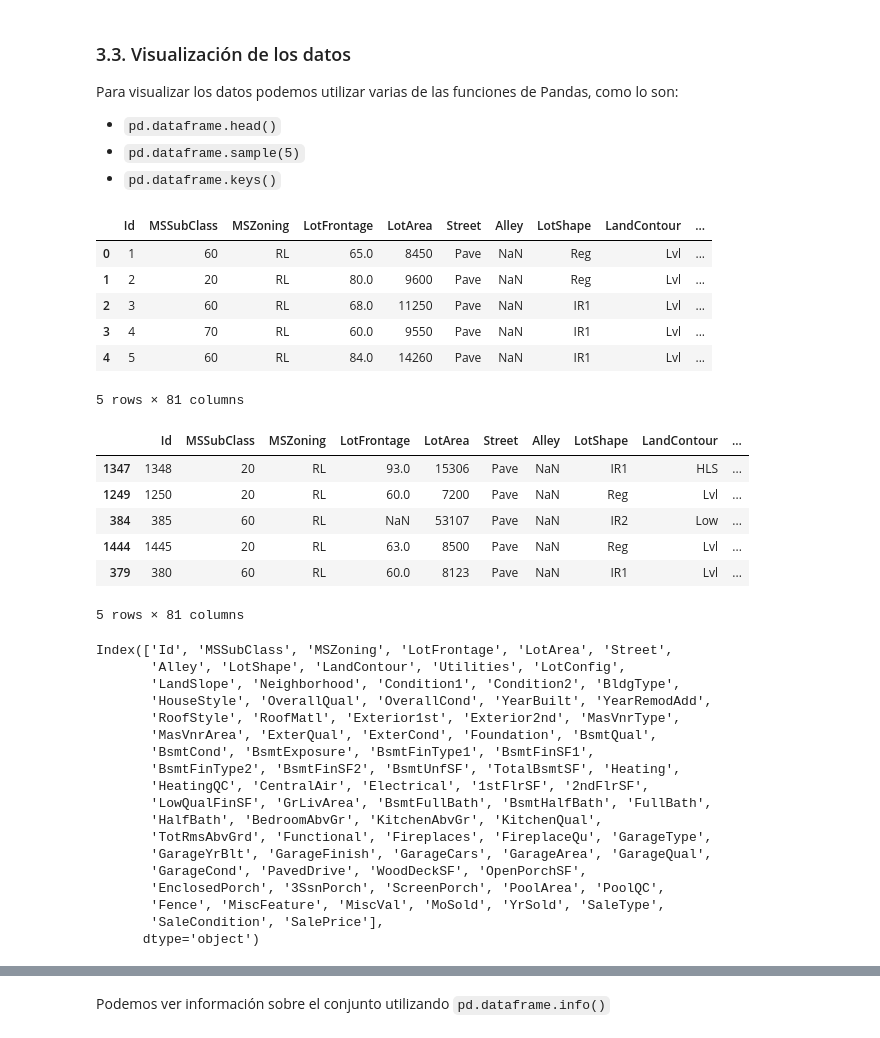
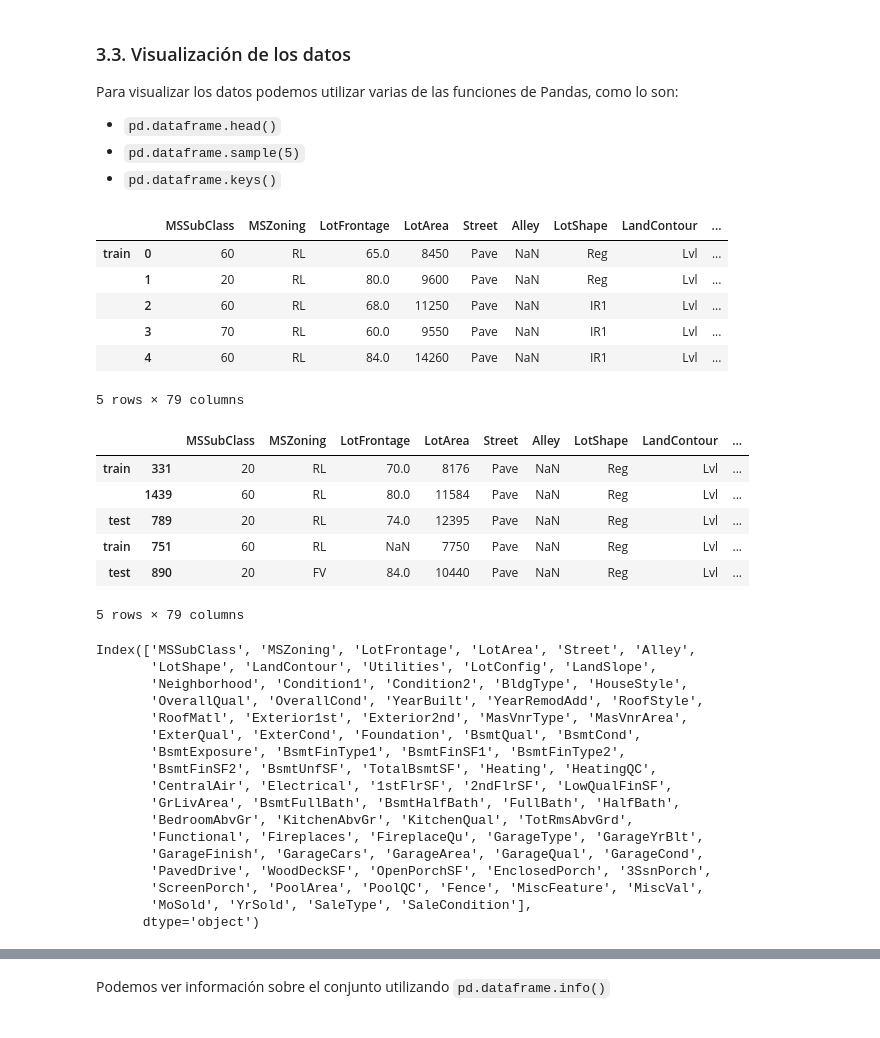
Before and after one commit to brunomaso1/ml-porfolio, a Jupyter notebook: content/posts/jupyter-notebooks/2018/Iowa_housing_prices_python.ipynb, the cells around one changed output, grey strips where cells are left out. Saved outputs shown, nothing was run; the diff lists cells and outputs as text; code cells hidden in the pictures.

````diff
--- a/content/posts/jupyter-notebooks/2018/Iowa_housing_prices_python.ipynb
+++ b/content/posts/jupyter-notebooks/2018/Iowa_housing_prices_python.ipynb
@@ -215,6 +244,15 @@ training = pd.read_csv("../../post-datasets/iowa_housing_raw_train.csv")
 
 # Datos para testing.
 testing = pd.read_csv("../../post-datasets/iowa_housing_raw_test.csv")
+# %%
+# Obtenemos el Id de los datos.
+testID = testing['Id']
+
+# Creamos un conjunto data que tiene ambos conjuntos, para así realizar las transformaciones a ambos también.
+data = pd.concat([training.drop('SalePrice', axis=1), testing], keys=['train', 'test'])
+
+# Eliminamos el índice.
+data.drop(['Id'], axis=1, inplace=True)
 # %% [markdown]
 ### 3.3. Visualización de los datos <a class="anchor" id="3.3-bullet"></a>
 
@@ -225,45 +263,44 @@ Para visualizar los datos podemos utilizar varias de las funciones de Pandas, co
 - ```pd.dataframe.keys()```
 # %%
 # Ver los primeros 5 datos.
-training.head()
+data.head()
 # %% [output]
-|  | Id | MSSubClass | MSZoning | LotFrontage | LotArea | Street | Alley | LotShape | LandContour | ... |
-| 0 | 1 | 60 | RL | 65.0 | 8450 | Pave | NaN | Reg | Lvl | ... |
-| 1 | 2 | 20 | RL | 80.0 | 9600 | Pave | NaN | Reg | Lvl | ... |
-| 2 | 3 | 60 | RL | 68.0 | 11250 | Pave | NaN | IR1 | Lvl | ... |
-| 3 | 4 | 70 | RL | 60.0 | 9550 | Pave | NaN | IR1 | Lvl | ... |
-| 4 | 5 | 60 | RL | 84.0 | 14260 | Pave | NaN | IR1 | Lvl | ... |
+|  |  | MSSubClass | MSZoning | LotFrontage | LotArea | Street | Alley | LotShape | LandContour | ... |
+| train | 0 | 60 | RL | 65.0 | 8450 | Pave | NaN | Reg | Lvl | ... |
+|  | 1 | 20 | RL | 80.0 | 9600 | Pave | NaN | Reg | Lvl | ... |
+|  | 2 | 60 | RL | 68.0 | 11250 | Pave | NaN | IR1 | Lvl | ... |
+|  | 3 | 70 | RL | 60.0 | 9550 | Pave | NaN | IR1 | Lvl | ... |
+|  | 4 | 60 | RL | 84.0 | 14260 | Pave | NaN | IR1 | Lvl | ... |
-5 rows × 81 columns
+5 rows × 79 columns
 # %%
 # Ver una muestra aleatorea de 5.
-training.sample(5)
+data.sample(5)
 # %% [output]
-|  | Id | MSSubClass | MSZoning | LotFrontage | LotArea | Street | Alley | LotShape | LandContour | ... |
-| 1347 | 1348 | 20 | RL | 93.0 | 15306 | Pave | NaN | IR1 | HLS | ... |
-| 1249 | 1250 | 20 | RL | 60.0 | 7200 | Pave | NaN | Reg | Lvl | ... |
-| 384 | 385 | 60 | RL | NaN | 53107 | Pave | NaN | IR2 | Low | ... |
-| 1444 | 1445 | 20 | RL | 63.0 | 8500 | Pave | NaN | Reg | Lvl | ... |
-| 379 | 380 | 60 | RL | 60.0 | 8123 | Pave | NaN | IR1 | Lvl | ... |
+|  |  | MSSubClass | MSZoning | LotFrontage | LotArea | Street | Alley | LotShape | LandContour | ... |
+| train | 331 | 20 | RL | 70.0 | 8176 | Pave | NaN | Reg | Lvl | ... |
+|  | 1439 | 60 | RL | 80.0 | 11584 | Pave | NaN | Reg | Lvl | ... |
+| test | 789 | 20 | RL | 74.0 | 12395 | Pave | NaN | Reg | Lvl | ... |
+| train | 751 | 60 | RL | NaN | 7750 | Pave | NaN | Reg | Lvl | ... |
+| test | 890 | 20 | FV | 84.0 | 10440 | Pave | NaN | Reg | Lvl | ... |
-5 rows × 81 columns
+5 rows × 79 columns
 # %%
-# Ver los atributos de entrenamiento.
-training.keys()
+# Ver los atributos.
+data.keys()
 # %% [output]
-Index(['Id', 'MSSubClass', 'MSZoning', 'LotFrontage', 'LotArea', 'Street',
-       'Alley', 'LotShape', 'LandContour', 'Utilities', 'LotConfig',
-       'LandSlope', 'Neighborhood', 'Condition1', 'Condition2', 'BldgType',
-       'HouseStyle', 'OverallQual', 'OverallCond', 'YearBuilt', 'YearRemodAdd',
-       'RoofStyle', 'RoofMatl', 'Exterior1st', 'Exterior2nd', 'MasVnrType',
-       'MasVnrArea', 'ExterQual', 'ExterCond', 'Foundation', 'BsmtQual',
-       'BsmtCond', 'BsmtExposure', 'BsmtFinType1', 'BsmtFinSF1',
-       'BsmtFinType2', 'BsmtFinSF2', 'BsmtUnfSF', 'TotalBsmtSF', 'Heating',
-       'HeatingQC', 'CentralAir', 'Electrical', '1stFlrSF', '2ndFlrSF',
-       'LowQualFinSF', 'GrLivArea', 'BsmtFullBath', 'BsmtHalfBath', 'FullBath',
-       'HalfBath', 'BedroomAbvGr', 'KitchenAbvGr', 'KitchenQual',
-       'TotRmsAbvGrd', 'Functional', 'Fireplaces', 'FireplaceQu', 'GarageType',
-       'GarageYrBlt', 'GarageFinish', 'GarageCars', 'GarageArea', 'GarageQual',
-       'GarageCond', 'PavedDrive', 'WoodDeckSF', 'OpenPorchSF',
-       'EnclosedPorch', '3SsnPorch', 'ScreenPorch', 'PoolArea', 'PoolQC',
-       'Fence', 'MiscFeature', 'MiscVal', 'MoSold', 'YrSold', 'SaleType',
-       'SaleCondition', 'SalePrice'],
+Index(['MSSubClass', 'MSZoning', 'LotFrontage', 'LotArea', 'Street', 'Alley',
+       'LotShape', 'LandContour', 'Utilities', 'LotConfig', 'LandSlope',
+       'Neighborhood', 'Condition1', 'Condition2', 'BldgType', 'HouseStyle',
+       'OverallQual', 'OverallCond', 'YearBuilt', 'YearRemodAdd', 'RoofStyle',
+       'RoofMatl', 'Exterior1st', 'Exterior2nd', 'MasVnrType', 'MasVnrArea',
+       'ExterQual', 'ExterCond', 'Foundation', 'BsmtQual', 'BsmtCond',
+       'BsmtExposure', 'BsmtFinType1', 'BsmtFinSF1', 'BsmtFinType2',
+       'BsmtFinSF2', 'BsmtUnfSF', 'TotalBsmtSF', 'Heating', 'HeatingQC',
+       'CentralAir', 'Electrical', '1stFlrSF', '2ndFlrSF', 'LowQualFinSF',
+       'GrLivArea', 'BsmtFullBath', 'BsmtHalfBath', 'FullBath', 'HalfBath',
+       'BedroomAbvGr', 'KitchenAbvGr', 'KitchenQual', 'TotRmsAbvGrd',
+       'Functional', 'Fireplaces', 'FireplaceQu', 'GarageType', 'GarageYrBlt',
+       'GarageFinish', 'GarageCars', 'GarageArea', 'GarageQual', 'GarageCond',
+       'PavedDrive', 'WoodDeckSF', 'OpenPorchSF', 'EnclosedPorch', '3SsnPorch',
+       'ScreenPorch', 'PoolArea', 'PoolQC', 'Fence', 'MiscFeature', 'MiscVal',
+       'MoSold', 'YrSold', 'SaleType', 'SaleCondition'],
       dtype='object')
````
Also changed, not shown: parts of 70 cells of this notebook, 1 other file.
